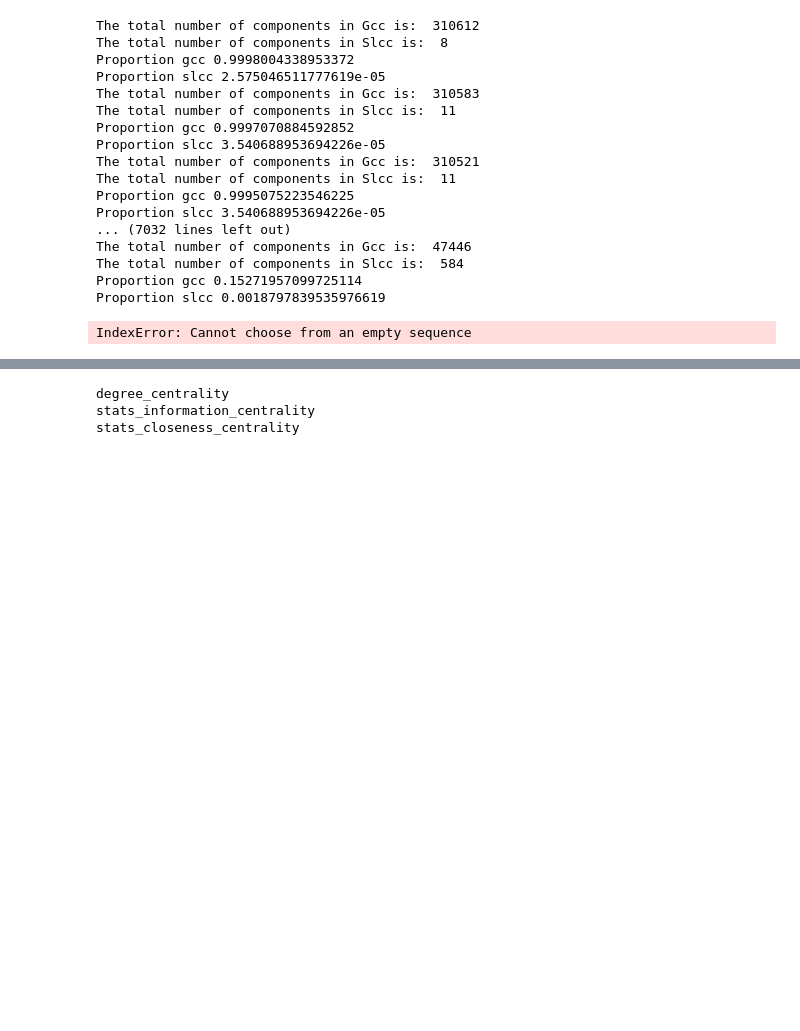
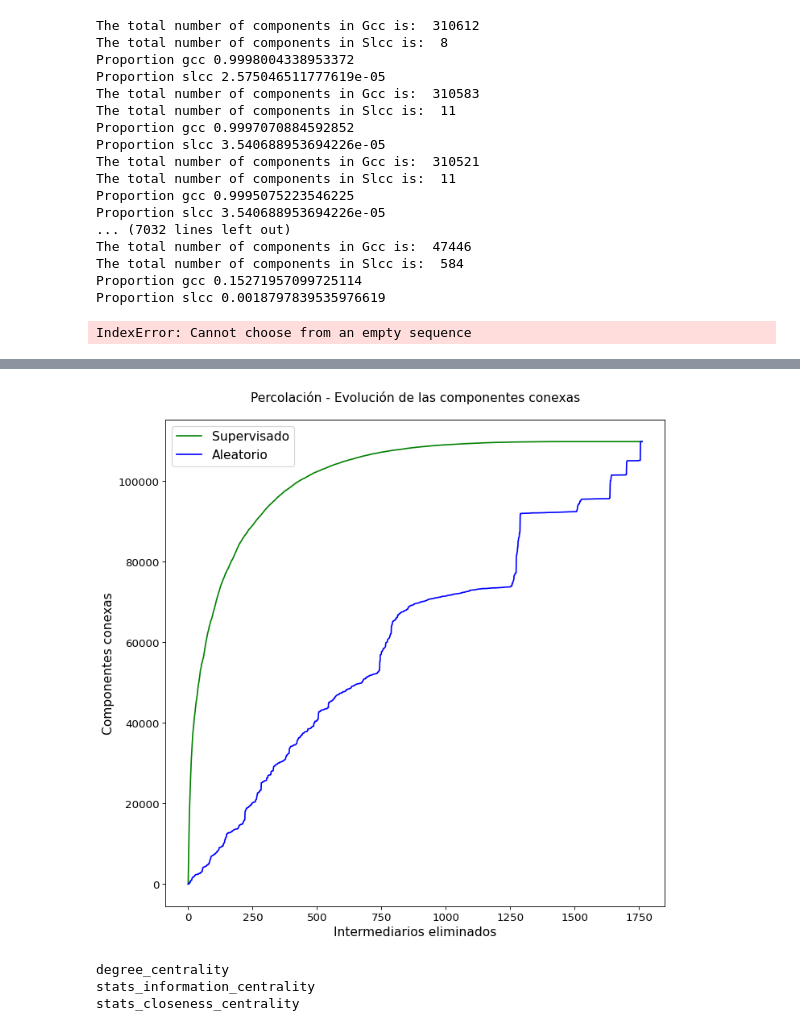
Before and after one commit to edgrz/panama-papers, a Jupyter notebook: graph_study.ipynb, the cells around one changed output, grey strips where cells are left out. Cells and saved outputs as stored; diff of their text form; code cells hidden in the pictures; blank space fills up the shorter version.

```diff
--- a/graph_study.ipynb
+++ b/graph_study.ipynb
@@ -835,18 +870,22 @@ plt.show()
 # %%
-fig, ax1 = plt.subplots(figsize=(15,15),dpi=80)
-ax1.set_title('Evolución de las componentes conexas en percolación',fontsize=14,pad=20)
+fig, ax1 = plt.subplots(figsize=(10,10),dpi=80)
+ax1.set_title('Percolación - Evolución de las componentes conexas',fontsize=14,pad=20)
 x_val_cc = [x[0] for x in scatter_cc]
 y_val_cc = [x[1] for x in scatter_cc]
 x_val_cc_random = [x[0] for x in scatter__random_cc]
 y_val_cc_random = [x[1] for x in scatter__random_cc]
 
 ax1.plot(x_val_cc, y_val_cc, 'g-',label="Supervisado")
 ax1.plot(x_val_cc_random, y_val_cc_random, 'b-',label="Aleatorio")
 ax1.set_xlabel('Intermediarios eliminados',fontsize=14)
 ax1.set_ylabel('Componentes conexas',fontsize=14)
 ax1.legend(loc="upper left",fontsize=14)
 #ax1.set_yscale('log')
+plt.xticks(fontsize=12)
+plt.yticks(fontsize=12)
 plt.show()
+# %% [output]
+[figure, added]
 # %%
 G.number_of_nodes()
 # %%
```
Also changed, not shown: parts of 3 cells of this notebook, 2 other files.
